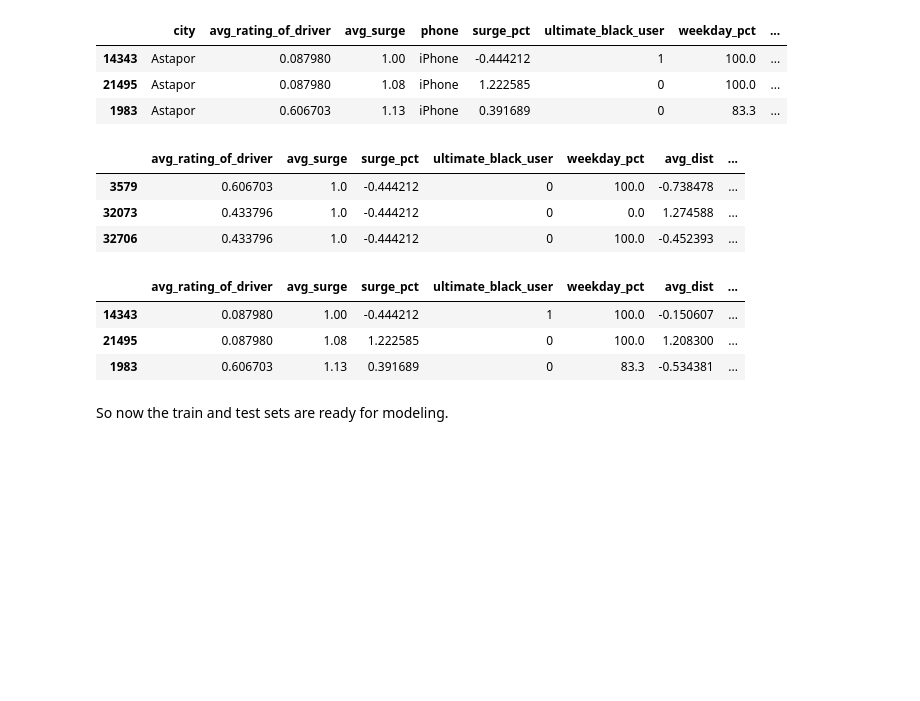
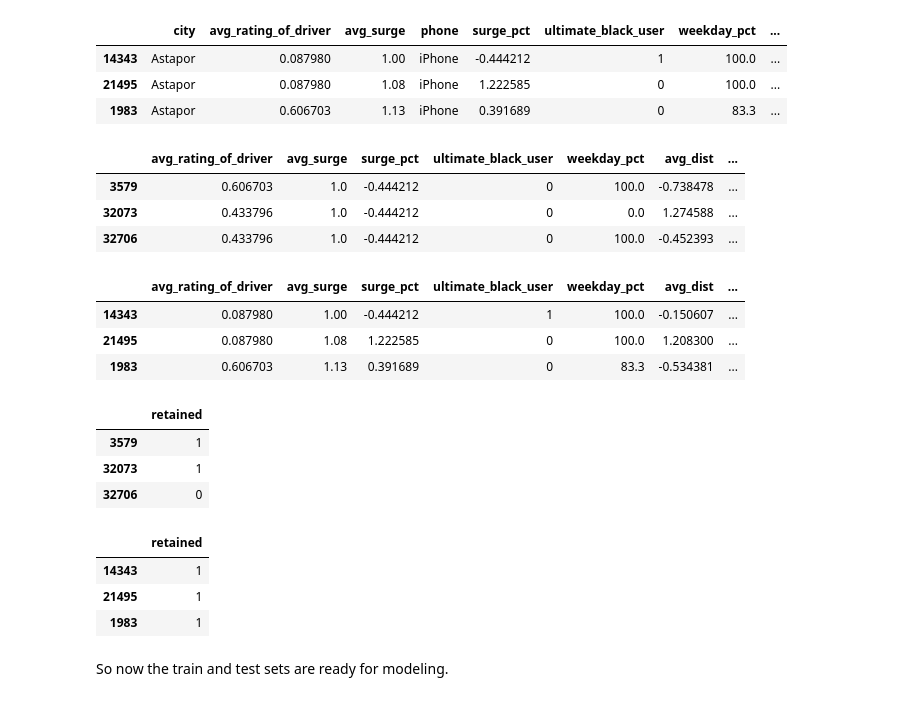
Before and after one commit to ehardwick2/Take-Home_Challenges, a Jupyter notebook: Part3_EDA_and_Predictive-Modeling.ipynb, the cells around one changed output. Cells and saved outputs as stored; diff of their text form; code cells hidden in the pictures; blank space fills up the shorter version.

```diff
--- a/Part3_EDA_and_Predictive-Modeling.ipynb
+++ b/Part3_EDA_and_Predictive-Modeling.ipynb
@@ -318,8 +323,9 @@ df_feat['ultimate_black_user'] = df_feat['ultimate_black_user'].astype(int)
 #Stratify y tries to preserve the proportions among the classes in the original dataset
 
 X = df_feat.drop(columns = ['retained'])
-y = df_feat['retained']
-Xtrain, Xtest, ytrain, ytest = train_test_split(X, y, train_size = 0.85, random_state = 47, stratify=y)
+y = df_feat[['retained']]
+
+Xtrain, Xtest, ytrain, ytest = train_test_split(X, y, train_size = 0.85, random_state = 47, stratify = y)
 # %%
 #scale avg_dist, surge_pct, avg_rating_of_driver, and avg_rating_by_driver cols
 scaler = StandardScaler()
@@ -340,34 +346,42 @@ display(Xtrain.head(3), Xtest.head(3))
 # %%
 #one-hot encode Xtrain and Xtest seperately after split
 
 cat_cols = ['city','phone']
 Xtrain_cat = Xtrain[['city','phone']]
 Xtest_cat = Xtest[['city','phone']]
 
 encoder = OneHotEncoder(sparse=False, drop='first', handle_unknown='ignore')
 
 encoder.fit(Xtrain_cat)
 Xtrain.drop(columns = cat_cols, inplace=True)
 Xtrain_cat = pd.DataFrame(encoder.transform(Xtrain_cat), index = Xtrain.index,
                            columns = encoder.get_feature_names_out()).astype(int)
 Xtrain = Xtrain.join(Xtrain_cat, how ='outer')
 
 encoder.fit(Xtest_cat)
 Xtest.drop(columns = cat_cols, inplace=True)
 Xtest_cat = pd.DataFrame(encoder.transform(Xtest_cat), index = Xtest.index,
                            columns = encoder.get_feature_names_out()).astype(int)
 Xtest = Xtest.join(Xtest_cat, how ='outer')
 
-display(Xtrain.head(3), Xtest.head(3))
+display(Xtrain.head(3), Xtest.head(3), ytrain.head(3), ytest.head(3))
 # %% [output]
 |  | avg_rating_of_driver | avg_surge | surge_pct | ultimate_black_user | weekday_pct | avg_dist | ... |
 | 3579 | 0.606703 | 1.0 | -0.444212 | 0 | 100.0 | -0.738478 | ... |
 | 32073 | 0.433796 | 1.0 | -0.444212 | 0 | 0.0 | 1.274588 | ... |
 | 32706 | 0.433796 | 1.0 | -0.444212 | 0 | 100.0 | -0.452393 | ... |
 |  | avg_rating_of_driver | avg_surge | surge_pct | ultimate_black_user | weekday_pct | avg_dist | ... |
 | 14343 | 0.087980 | 1.00 | -0.444212 | 1 | 100.0 | -0.150607 | ... |
 | 21495 | 0.087980 | 1.08 | 1.222585 | 0 | 100.0 | 1.208300 | ... |
 | 1983 | 0.606703 | 1.13 | 0.391689 | 0 | 83.3 | -0.534381 | ... |
+|  | retained |
+| 3579 | 1 |
+| 32073 | 1 |
+| 32706 | 0 |
+|  | retained |
+| 14343 | 1 |
+| 21495 | 1 |
+| 1983 | 1 |
 # %% [markdown]
 So now the train and test sets are ready for modeling.
 # %% [markdown]
```
Also changed, not shown: parts of 5 cells of this notebook.
